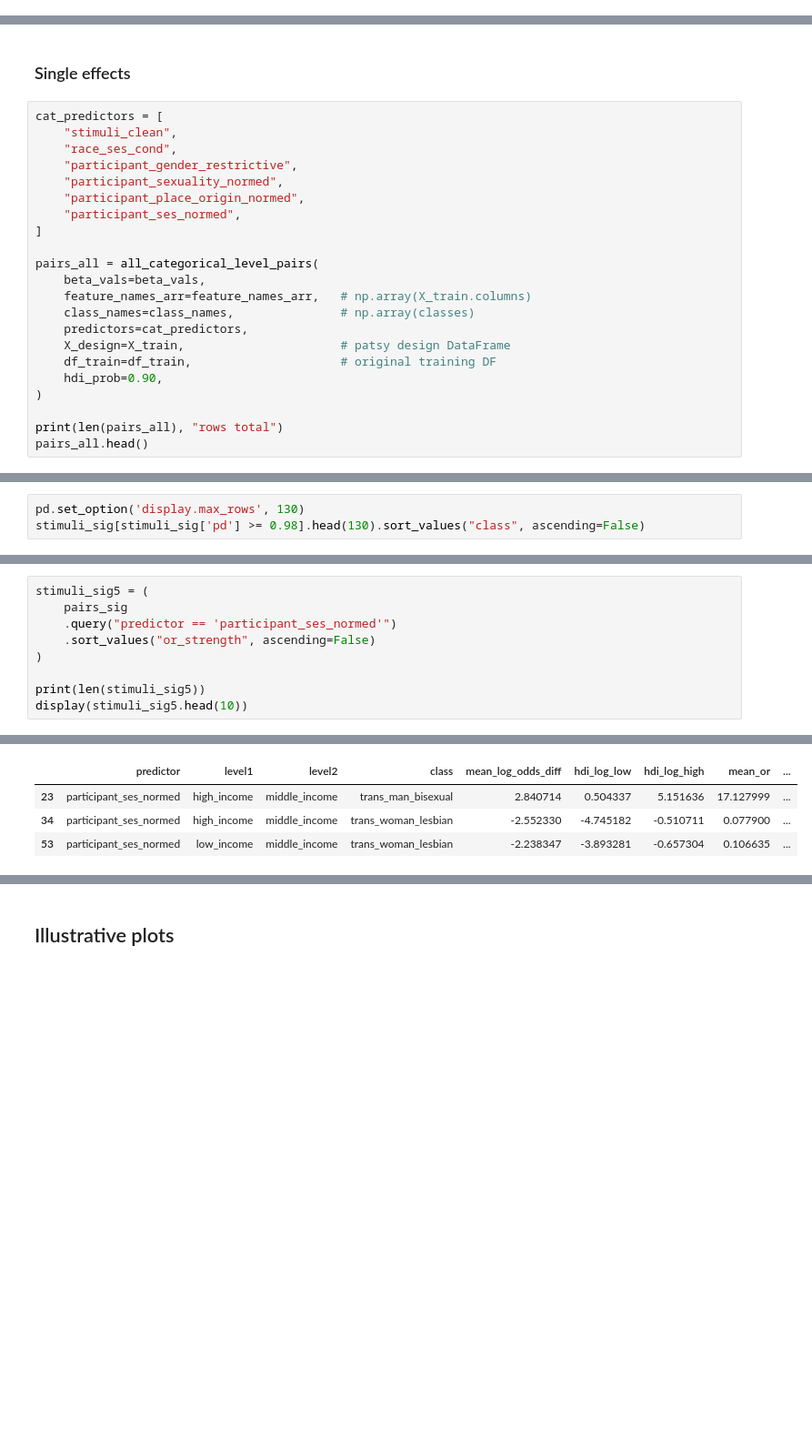
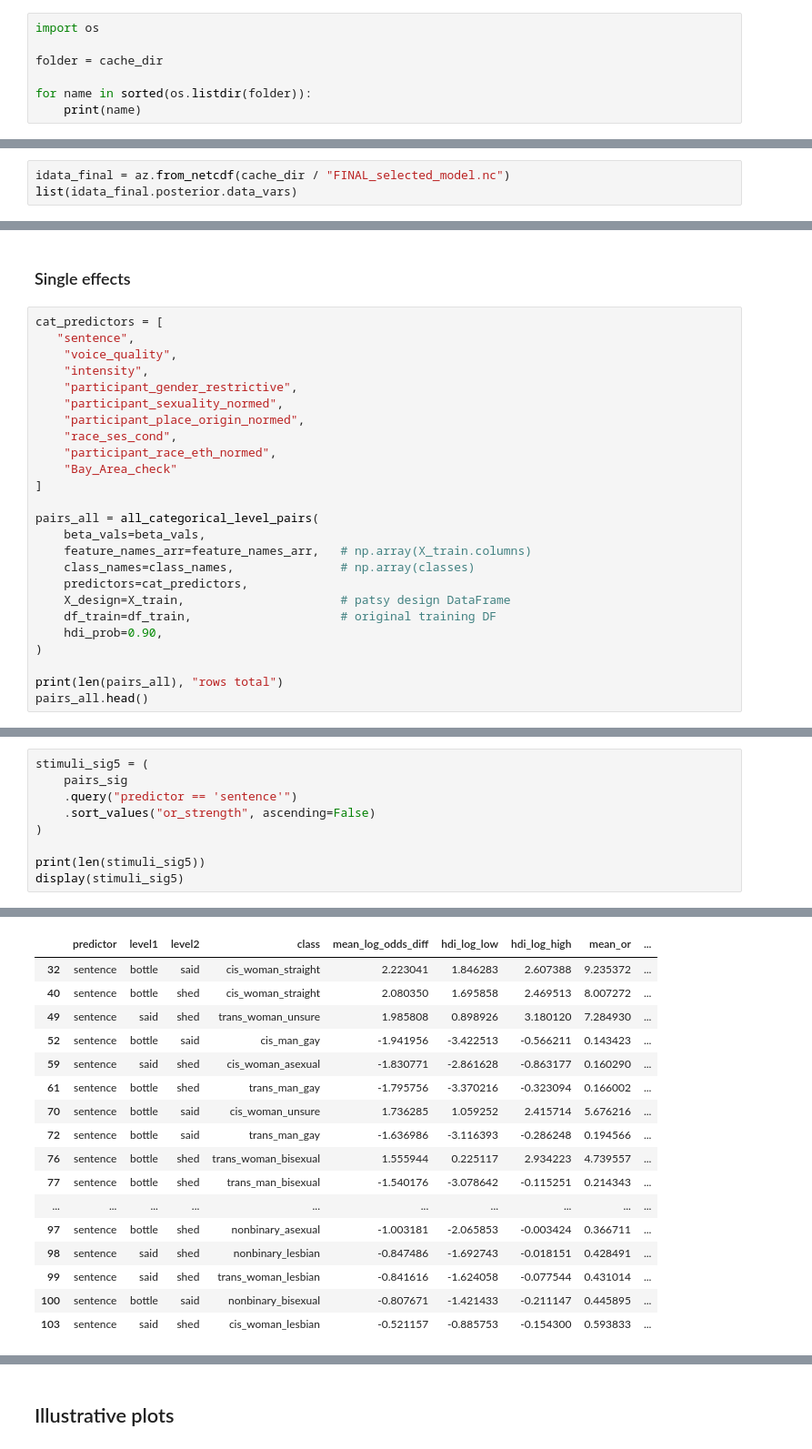
Before and after one commit to acgalvano/dissertation_stats, a Jupyter notebook: bayesian_multinomial.ipynb, the cells around one changed output, grey strips where cells are left out. Shown at 91% size. Cells and saved outputs as stored; diff of their text form; blank space fills up the shorter version.

```diff
--- a/bayesian_multinomial.ipynb
+++ b/bayesian_multinomial.ipynb
@@ -1045,0 +1127,7 @@ PosixPath('/Users/ambergalvano/Desktop/perception_stimuli/waic_backward_models')
+# %%
+import os
+
+folder = cache_dir
+
+for name in sorted(os.listdir(folder)):
+    print(name)
@@ -1089,0 +1235,3 @@ KeyboardInterrupt:
+# %%
+idata_final = az.from_netcdf(cache_dir / "FINAL_selected_model.nc")
+list(idata_final.posterior.data_vars)
@@ -2240,12 +2563,15 @@ def all_categorical_level_pairs(
 ### Single effects
 # %%
 cat_predictors = [
-    "stimuli_clean",
-    "race_ses_cond",
+   "sentence",
+    "voice_quality",
+    "intensity",
     "participant_gender_restrictive",
     "participant_sexuality_normed",
     "participant_place_origin_normed",
-    "participant_ses_normed",
+    "race_ses_cond",
+    "participant_race_eth_normed",
+    "Bay_Area_check"
 ]
 
 pairs_all = all_categorical_level_pairs(
@@ -2332,3 +2657,0 @@ len(stimuli_sig[stimuli_sig['pd'] >= 0.98])
-# %%
-pd.set_option('display.max_rows', 130)
-stimuli_sig[stimuli_sig['pd'] >= 0.98].head(130).sort_values("class", ascending=False)
@@ -2624,10 +2870,10 @@ stimuli_sig4[stimuli_sig4['pd'] >= 0.95]
 # %%
 stimuli_sig5 = (
     pairs_sig
-    .query("predictor == 'participant_ses_normed'")
+    .query("predictor == 'sentence'")
     .sort_values("or_strength", ascending=False)
 )
 
 print(len(stimuli_sig5))
-display(stimuli_sig5.head(10))
+display(stimuli_sig5)
 # %% [output]
@@ -2635,5 +2881,18 @@ display(stimuli_sig5.head(10))
 |  | predictor | level1 | level2 | class | mean_log_odds_diff | hdi_log_low | hdi_log_high | mean_or | ... |
-| 23 | participant_ses_normed | high_income | middle_income | trans_man_bisexual | 2.840714 | 0.504337 | 5.151636 | 17.127999 | ... |
-| 34 | participant_ses_normed | high_income | middle_income | trans_woman_lesbian | -2.552330 | -4.745182 | -0.510711 | 0.077900 | ... |
-| 53 | participant_ses_normed | low_income | middle_income | trans_woman_lesbian | -2.238347 | -3.893281 | -0.657304 | 0.106635 | ... |
+| 32 | sentence | bottle | said | cis_woman_straight | 2.223041 | 1.846283 | 2.607388 | 9.235372 | ... |
+| 40 | sentence | bottle | shed | cis_woman_straight | 2.080350 | 1.695858 | 2.469513 | 8.007272 | ... |
+| 49 | sentence | said | shed | trans_woman_unsure | 1.985808 | 0.898926 | 3.180120 | 7.284930 | ... |
+| 52 | sentence | bottle | said | cis_man_gay | -1.941956 | -3.422513 | -0.566211 | 0.143423 | ... |
+| 59 | sentence | said | shed | cis_woman_asexual | -1.830771 | -2.861628 | -0.863177 | 0.160290 | ... |
+| 61 | sentence | bottle | shed | trans_man_gay | -1.795756 | -3.370216 | -0.323094 | 0.166002 | ... |
+| 70 | sentence | bottle | said | cis_woman_unsure | 1.736285 | 1.059252 | 2.415714 | 5.676216 | ... |
+| 72 | sentence | bottle | said | trans_man_gay | -1.636986 | -3.116393 | -0.286248 | 0.194566 | ... |
+| 76 | sentence | bottle | shed | trans_woman_bisexual | 1.555944 | 0.225117 | 2.934223 | 4.739557 | ... |
+| 77 | sentence | bottle | shed | trans_man_bisexual | -1.540176 | -3.078642 | -0.115251 | 0.214343 | ... |
+| ... | ... | ... | ... | ... | ... | ... | ... | ... | ... |
+| 97 | sentence | bottle | shed | nonbinary_asexual | -1.003181 | -2.065853 | -0.003424 | 0.366711 | ... |
+| 98 | sentence | said | shed | nonbinary_lesbian | -0.847486 | -1.692743 | -0.018151 | 0.428491 | ... |
+| 99 | sentence | said | shed | trans_woman_lesbian | -0.841616 | -1.624058 | -0.077544 | 0.431014 | ... |
+| 100 | sentence | bottle | said | nonbinary_bisexual | -0.807671 | -1.421433 | -0.211147 | 0.445895 | ... |
+| 103 | sentence | said | shed | cis_woman_lesbian | -0.521157 | -0.885753 | -0.154300 | 0.593833 | ... |
 # %%
```
Also changed, not shown: parts of 61 cells of this notebook, 1 other file.
